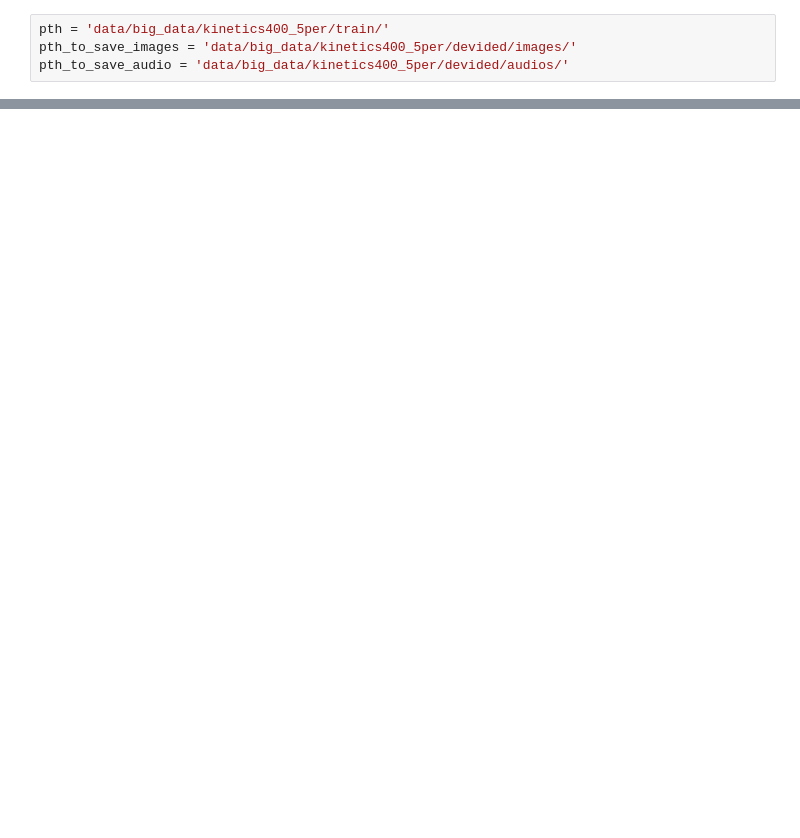
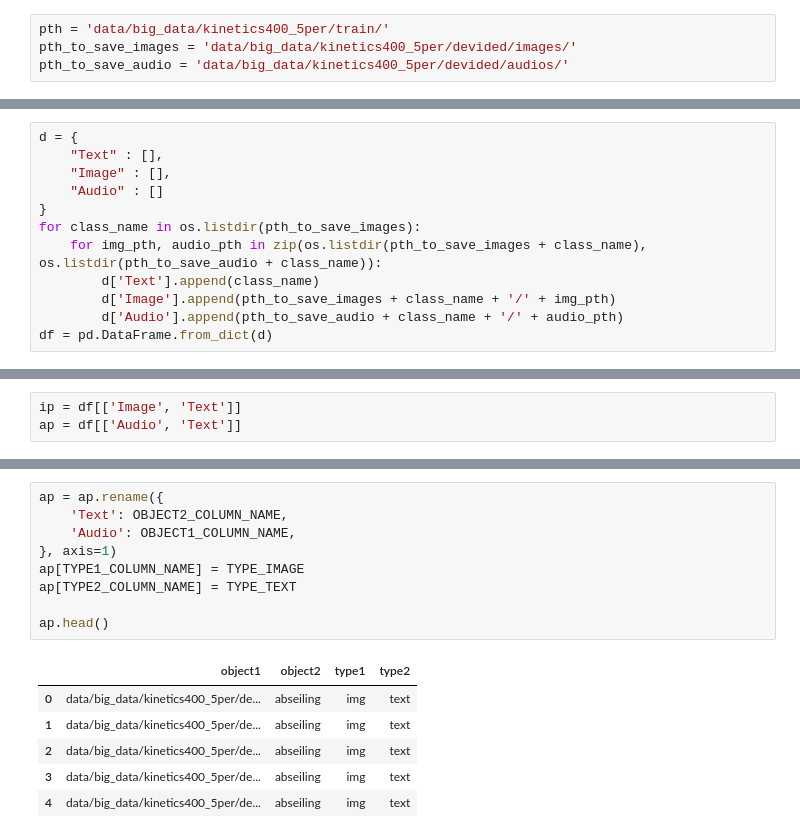
Before and after one commit to Dmitrii975/Multimodal-Experiment, a Jupyter notebook: Experiment.ipynb, the cells around one changed output, grey strips where cells are left out. Saved outputs shown, nothing was run; the diff lists cells and outputs as text; blank space fills up the shorter version.

```diff
--- a/Experiment.ipynb
+++ b/Experiment.ipynb
@@ -88,0 +20,12 @@ initial = InitialDataset(df)
+# %%
+d = {
+    "Text" : [],
+    "Image" : [],
+    "Audio" : []
+}
+for class_name in os.listdir(pth_to_save_images):
+    for img_pth, audio_pth in zip(os.listdir(pth_to_save_images + class_name), os.listdir(pth_to_save_audio + class_name)):
+        d['Text'].append(class_name)
+        d['Image'].append(pth_to_save_images + class_name + '/' + img_pth)
+        d['Audio'].append(pth_to_save_audio + class_name + '/' + audio_pth)
+df = pd.DataFrame.from_dict(d)
@@ -88,0 +45,3 @@ initial = InitialDataset(df)
+# %%
+ip = df[['Image', 'Text']]
+ap = df[['Audio', 'Text']]
@@ -88,0 +64,16 @@ initial = InitialDataset(df)
+# %%
+ap = ap.rename({
+    'Text': OBJECT2_COLUMN_NAME,
+    'Audio': OBJECT1_COLUMN_NAME,
+}, axis=1)
+ap[TYPE1_COLUMN_NAME] = TYPE_IMAGE
+ap[TYPE2_COLUMN_NAME] = TYPE_TEXT
+
+ap.head()
+# %% [output]
+|  | object1 | object2 | type1 | type2 |
+| 0 | data/big_data/kinetics400_5per/de... | abseiling | img | text |
+| 1 | data/big_data/kinetics400_5per/de... | abseiling | img | text |
+| 2 | data/big_data/kinetics400_5per/de... | abseiling | img | text |
+| 3 | data/big_data/kinetics400_5per/de... | abseiling | img | text |
+| 4 | data/big_data/kinetics400_5per/de... | abseiling | img | text |
```
Also changed, not shown: parts of 49 cells of this notebook, 5 other files.
